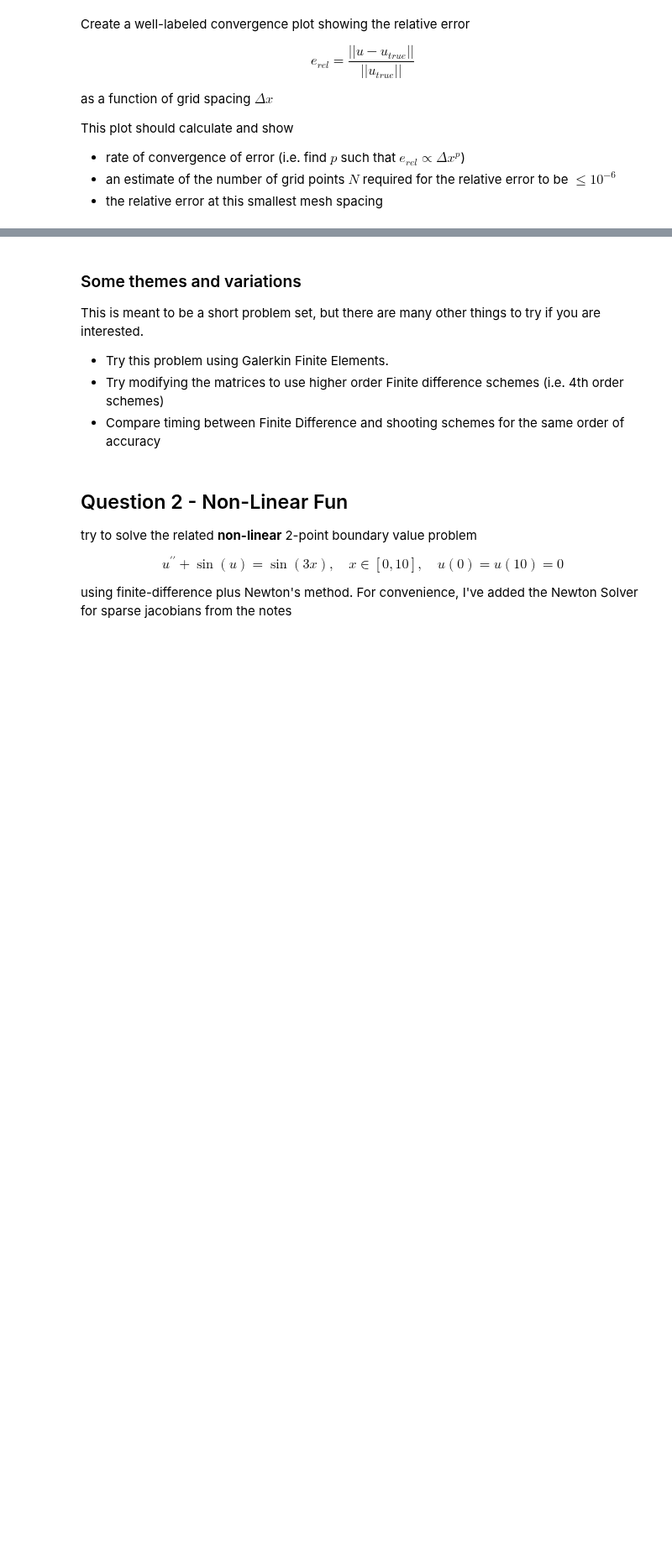
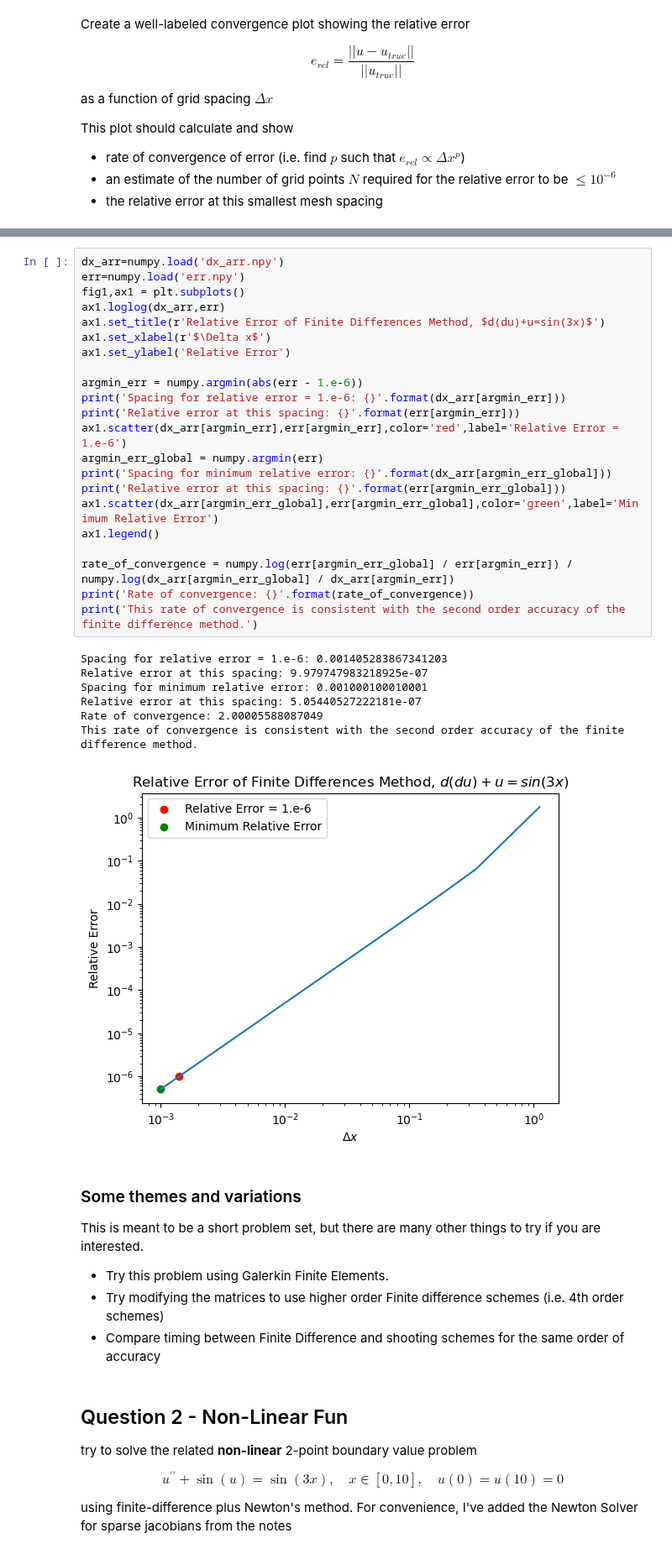
Before and after one commit to jlabbate15/intro-numerical-methods, a Jupyter notebook: HW/HW6_ODE_BVP.ipynb, the cells around one changed output, grey strips where cells are left out. Shown at 84% size. Cells and saved outputs as stored; diff of their text form; blank space fills up the shorter version.

```diff
--- a/HW/HW6_ODE_BVP.ipynb
+++ b/HW/HW6_ODE_BVP.ipynb
@@ -322,3 +354,33 @@ raise NotImplementedError()
+# %%
+dx_arr=numpy.load('dx_arr.npy')
+err=numpy.load('err.npy')
+fig1,ax1 = plt.subplots()
+ax1.loglog(dx_arr,err)
+ax1.set_title(r'Relative Error of Finite Differences Method, $d(du)+u=sin(3x)$')
+ax1.set_xlabel(r'$\Delta x$')
+ax1.set_ylabel('Relative Error')
+
+argmin_err = numpy.argmin(abs(err - 1.e-6))
+print('Spacing for relative error = 1.e-6: {}'.format(dx_arr[argmin_err]))
+print('Relative error at this spacing: {}'.format(err[argmin_err]))
+ax1.scatter(dx_arr[argmin_err],err[argmin_err],color='red',label='Relative Error = 1.e-6')
+argmin_err_global = numpy.argmin(err)
+print('Spacing for minimum relative error: {}'.format(dx_arr[argmin_err_global]))
+print('Relative error at this spacing: {}'.format(err[argmin_err_global]))
+ax1.scatter(dx_arr[argmin_err_global],err[argmin_err_global],color='green',label='Minimum Relative Error')
+ax1.legend()
+
+rate_of_convergence = numpy.log(err[argmin_err_global] / err[argmin_err]) / numpy.log(dx_arr[argmin_err_global] / dx_arr[argmin_err])
+print('Rate of convergence: {}'.format(rate_of_convergence))
+print('This rate of convergence is consistent with the second order accuracy of the finite difference method.')
+# %% [output]
+Spacing for relative error = 1.e-6: 0.001405283867341203
+Relative error at this spacing: 9.979747983218925e-07
+Spacing for minimum relative error: 0.001000100010001
+Relative error at this spacing: 5.05440527222181e-07
+Rate of convergence: 2.00005588087049
+This rate of convergence is consistent with the second order accuracy of the finite difference method.
+[figure, added]
 # %% [markdown]
 ### Some themes and variations
 
```
Also changed, not shown: parts of 2 cells of this notebook, 2 other files.
